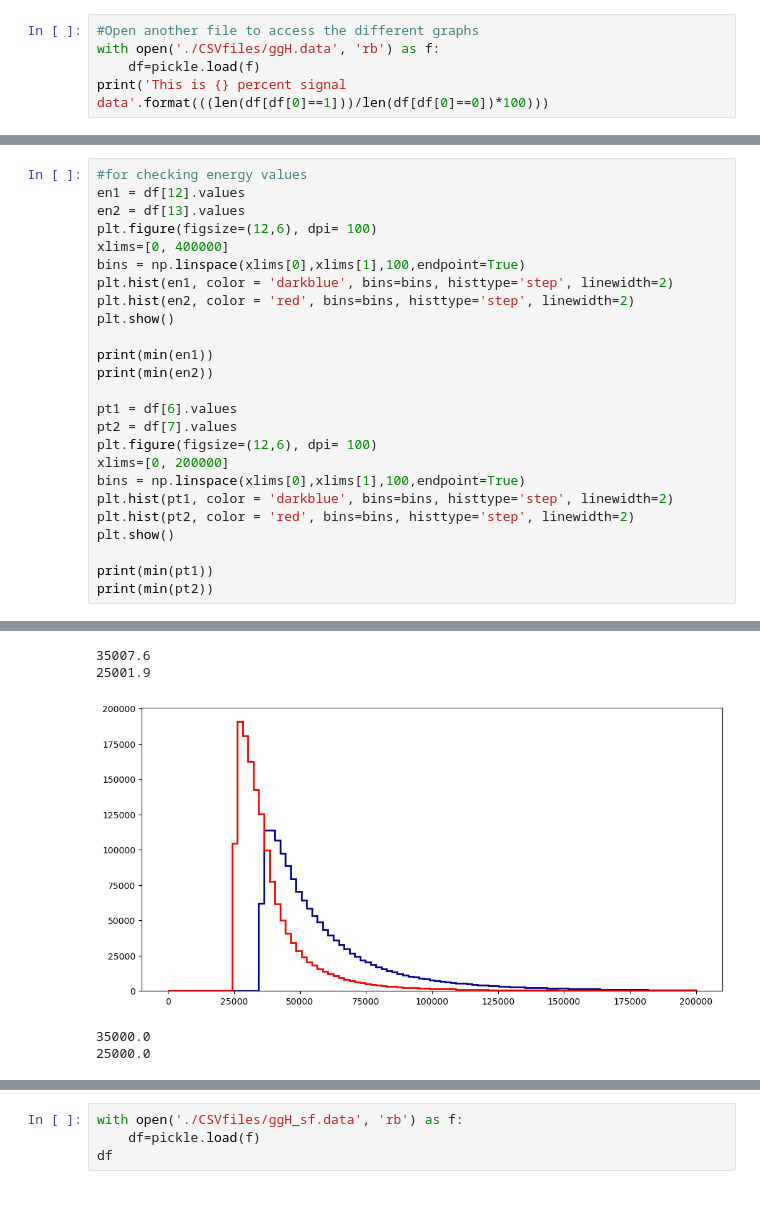
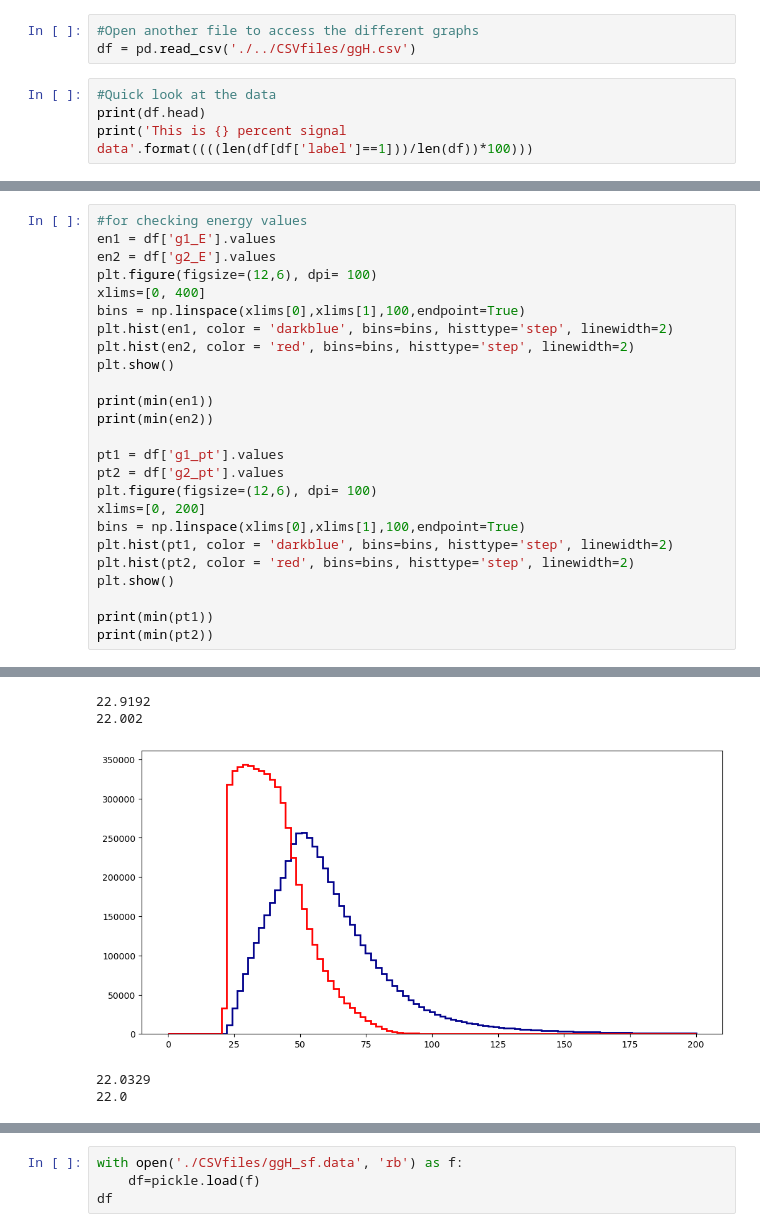
Before and after one commit to FindTheHiggs/Code, a Jupyter notebook: Code/Support.ipynb, the cells around one changed output, grey strips where cells are left out. Cells and saved outputs as stored; diff of their text form; blank space fills up the shorter version.

```diff
--- a/Code/Support.ipynb
+++ b/Code/Support.ipynb
@@ -141,6 +275,8 @@ Done dataDout.csv
+# %%
+#Open another file to access the different graphs
+df = pd.read_csv('./../CSVfiles/ggH.csv')
 # %%
-#Open another file to access the different graphs
-with open('./CSVfiles/ggH.data', 'rb') as f:
-    df=pickle.load(f)
-print('This is {} percent signal data'.format(((len(df[df[0]==1]))/len(df[df[0]==0])*100)))
+#Quick look at the data
+print(df.head)
+print('This is {} percent signal data'.format((((len(df[df['label']==1]))/len(df))*100)))
 # %% [output]
@@ -186,9 +341,9 @@ print(((len(div1[div1>0.065]))/(len(div1)))*100)
 # %%
 #for checking energy values
-en1 = df[12].values
-en2 = df[13].values
+en1 = df['g1_E'].values
+en2 = df['g2_E'].values
 plt.figure(figsize=(12,6), dpi= 100)
-xlims=[0, 400000]
+xlims=[0, 400]
 bins = np.linspace(xlims[0],xlims[1],100,endpoint=True)
 plt.hist(en1, color = 'darkblue', bins=bins, histtype='step', linewidth=2)
 plt.hist(en2, color = 'red', bins=bins, histtype='step', linewidth=2)
@@ -197,10 +352,10 @@ plt.show()
 print(min(en1))
 print(min(en2))
 
-pt1 = df[6].values
-pt2 = df[7].values
+pt1 = df['g1_pt'].values
+pt2 = df['g2_pt'].values
 plt.figure(figsize=(12,6), dpi= 100)
-xlims=[0, 200000]
+xlims=[0, 200]
 bins = np.linspace(xlims[0],xlims[1],100,endpoint=True)
 plt.hist(pt1, color = 'darkblue', bins=bins, histtype='step', linewidth=2)
 plt.hist(pt2, color = 'red', bins=bins, histtype='step', linewidth=2)
@@ -213,5 +368,5 @@ print(min(pt2))
-35007.6
-25001.9
+22.9192
+22.002
-[figure, old version]
+[figure, new version]
-35000.0
-25000.0
+22.0329
+22.0
```
Also changed, not shown: parts of 12 cells of this notebook, 1 other file.
